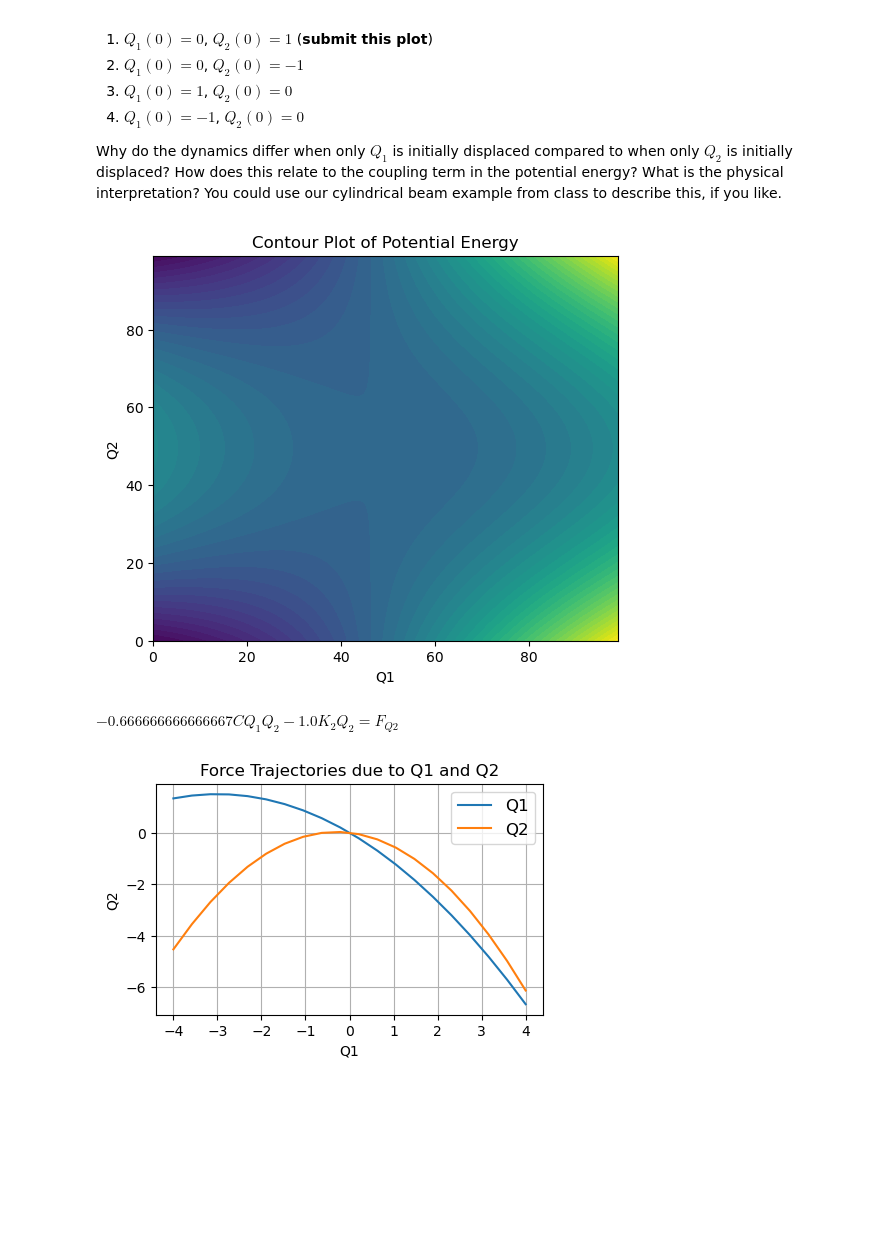
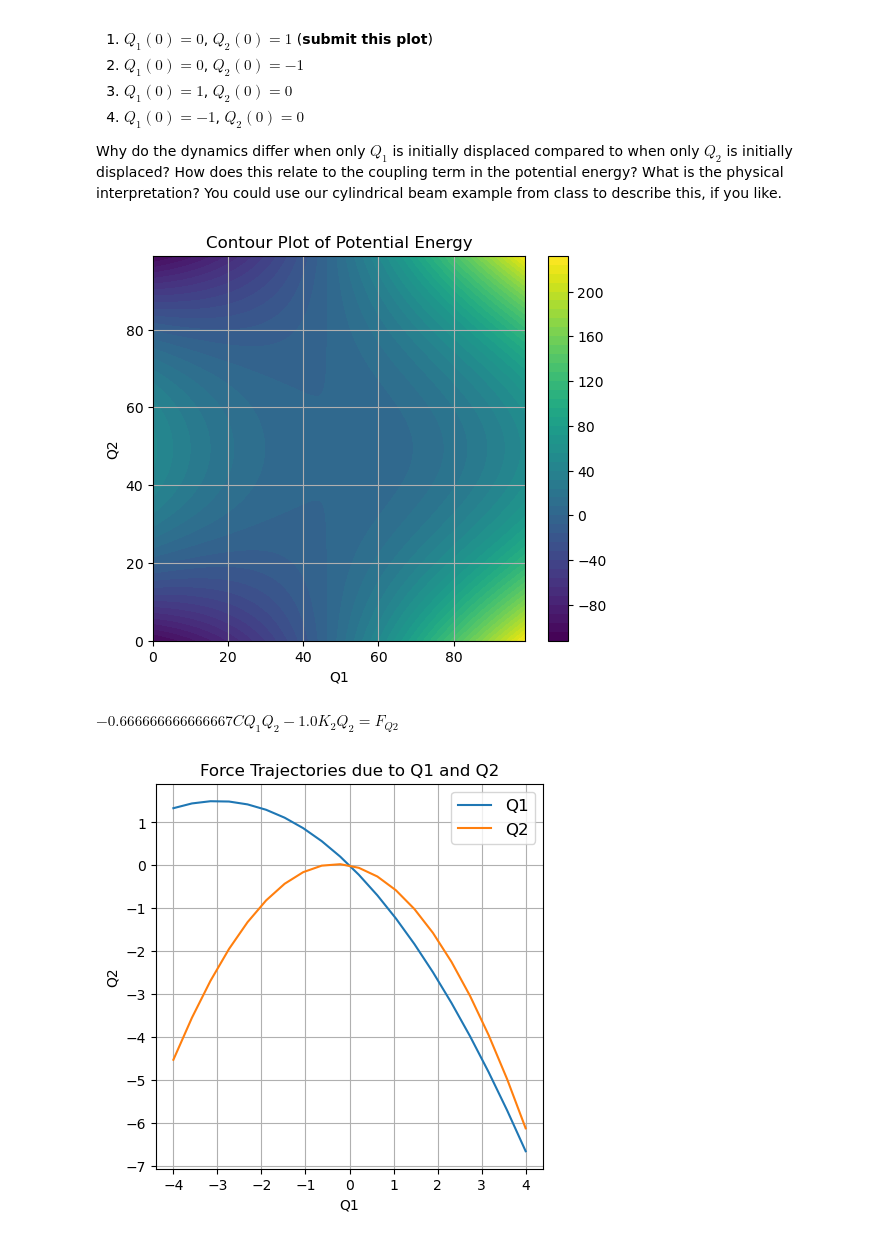
Before and after one commit to Phys3510-Fall2024/final-exam-MickyNG-94, a Jupyter notebook: final-exam-question-1.ipynb, the cells around one changed output. Saved outputs shown, nothing was run; the diff lists cells and outputs as text; code cells hidden in the pictures; blank space fills up the shorter version.

Commit message:
breaktime; need to look closer at questions and clean up plots/code

```diff
--- a/final-exam-question-1.ipynb
+++ b/final-exam-question-1.ipynb
@@ -81,15 +81,16 @@ U = 1/2 * 1 * Q_1 **2 + 1/2 * 0.2 * Q_2 **2 + 1/3 * 0.5 * Q_1 * Q_2 ** 2
 plt.figure(figsize=(6, 5))
 contour = plt.contourf(U, levels=50, cmap='viridis') # Use contour lines with 10 levels
 
-#plt.colorbar(contour)  # Add a color bar
+plt.colorbar(contour)  # Add a color bar
 plt.title('Contour Plot of Potential Energy')
 plt.xlabel('Q1')
 plt.ylabel('Q2')
+plt.grid(True)
 
 # Show the plot
 plt.show()
 # %% [output]
-[figure, old version]
+[figure, new version]
 # %%
 #Trajectory of Q1 and Q2
 # F_Q1 = -dQ1/dU
@@ -169,20 +137,20 @@ force_plot2 = force(y)
 # %%
-plt.figure(figsize=(5, 3))
+plt.figure(figsize=(5, 5))
 
 plt.plot(x, force_plot,
         label = Q1)
 
 plt.plot(x, force_plot2,
         label = Q2)
 
 plt.legend(fontsize = 12)
 
 plt.xlabel('Q1')
 plt.ylabel('Q2')
 plt.title('Force Trajectories due to Q1 and Q2')
 plt.grid(True)
 
 
 plt.show()
 # %% [output]
-[figure, old version]
+[figure, new version]
```
Also changed, not shown: parts of 3 cells of this notebook.
